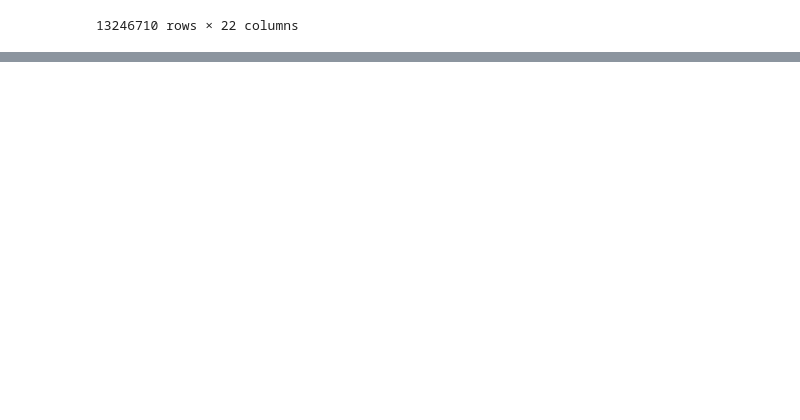
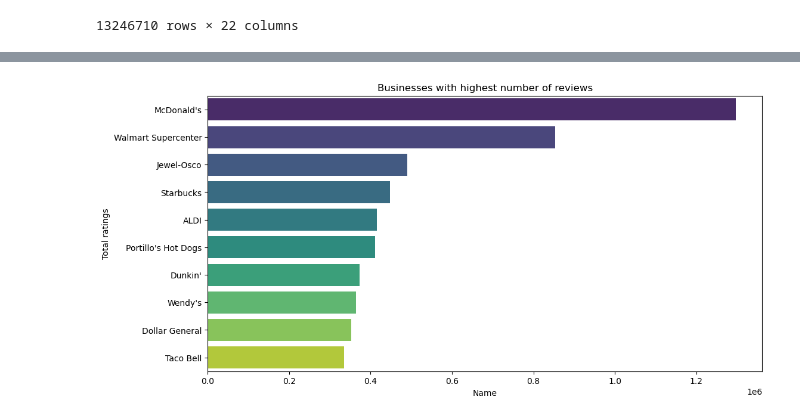
Before and after one commit to preyali/IT492_Pheonix_1, a Jupyter notebook: EDA_FeatureExtraction.ipynb, the cells around one changed output, grey strips where cells are left out. Cells and saved outputs as stored; diff of their text form; code cells hidden in the pictures; blank space fills up the shorter version.

```diff
--- a/EDA_FeatureExtraction.ipynb
+++ b/EDA_FeatureExtraction.ipynb
@@ -72,0 +239,15 @@ merged_data
+# %%
+# Plot of businesses with the most reviews
+
+# Total ratings per company
+company_reviews = merged_data.groupby('name_y')['rating'].sum().reset_index()
+
+# Plot
+plt.figure(figsize=(12, 6))
+sns.barplot(x='rating', y='name_y', data=company_reviews.sort_values(by='rating', ascending=False).head(10), palette='viridis')
+plt.title('Businesses with highest number of reviews')
+plt.xlabel('Name')
+plt.ylabel('Total ratings')
+plt.show()
+# %% [output]
+[figure]
```
Also changed, not shown: parts of 34 cells of this notebook.
